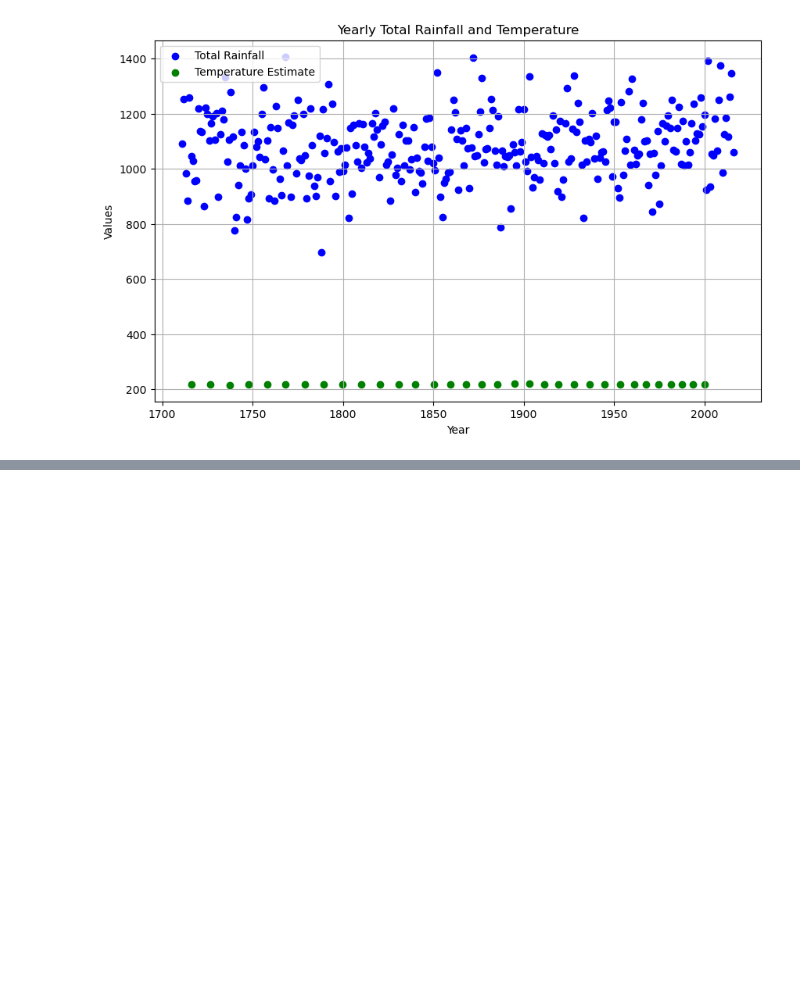
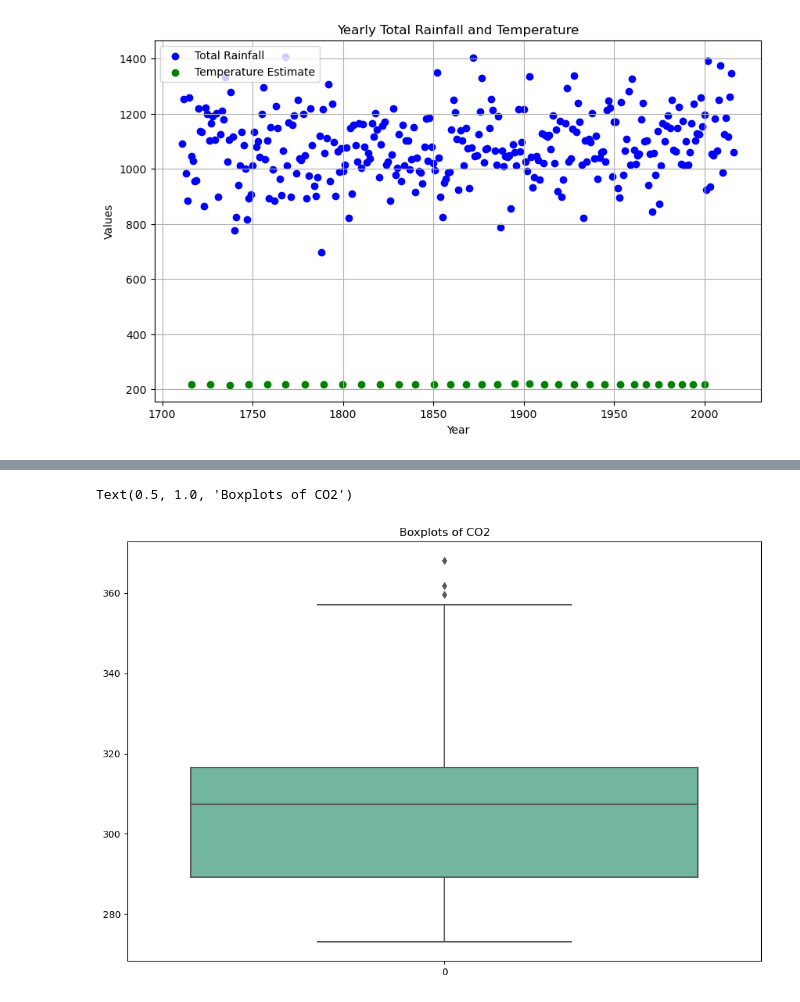
Before and after one commit to keithmmc/pda2, a Jupyter notebook: projecttest.ipynb, the cells around one changed output, grey strips where cells are left out. Cells and saved outputs as stored; diff of their text form; code cells hidden in the pictures; blank space fills up the shorter version.

```diff
--- a/projecttest.ipynb
+++ b/projecttest.ipynb
@@ -579,0 +570,8 @@ Rainfall         0.134625  0.038071    -0.003952         0.821663  1.000000
+# %%
+fig, ax = plt.subplots(figsize=(12,8))
+df3 = filtered_co2['CO2 (ppmv)']
+ax = sns.boxplot(data=df3, orient="v", palette="Set2")
+ax.set_title("Boxplots of CO2")
+# %% [output]
+Text(0.5, 1.0, 'Boxplots of CO2')
+[figure, added]
```
Also changed, not shown: parts of 38 cells of this notebook.
